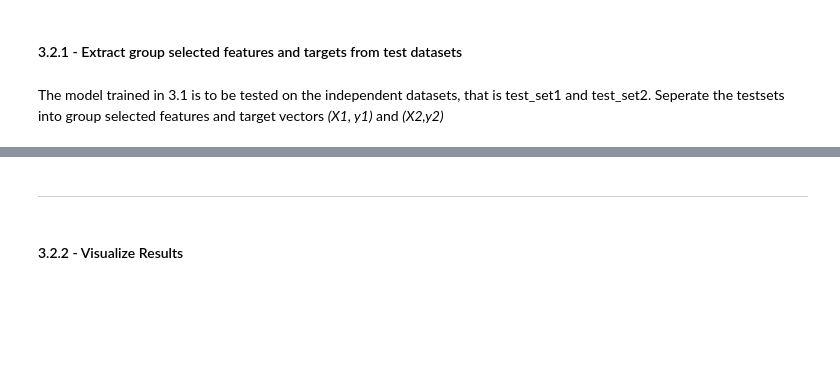
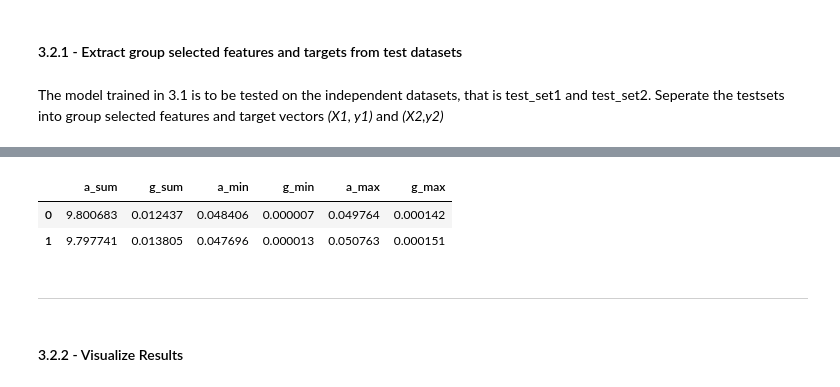
Before and after one commit to SaharYousefi92/engg680_2024_fall, a Jupyter notebook: Lab-Assignment4/MLApplications-VehicleMotionStateClassification.ipynb, the cells around one changed output, grey strips where cells are left out. Saved outputs shown, nothing was run; the diff lists cells and outputs as text; code cells hidden in the pictures; blank space fills up the shorter version.

```diff
--- a/Lab-Assignment4/MLApplications-VehicleMotionStateClassification.ipynb
+++ b/Lab-Assignment4/MLApplications-VehicleMotionStateClassification.ipynb
@@ -590,8 +780,16 @@ X1.head(2)
 # %%
 # TODO - Load the target vector from test_set2 into y2, and the group selected features from test_set2 into X2
 # y2 =
 # X2 =
+
+y2 = test_set2["motion_state"]
+X2 = test_set2[selected_group_features]
+
 X2.head(2)
+# %% [output]
+|  | a_sum | g_sum | a_min | g_min | a_max | g_max |
+| 0 | 9.800683 | 0.012437 | 0.048406 | 0.000007 | 0.049764 | 0.000142 |
+| 1 | 9.797741 | 0.013805 | 0.047696 | 0.000013 | 0.050763 | 0.000151 |
 # %% [markdown]
 ___
 # %% [markdown]
```
Also changed, not shown: parts of 40 cells of this notebook.
